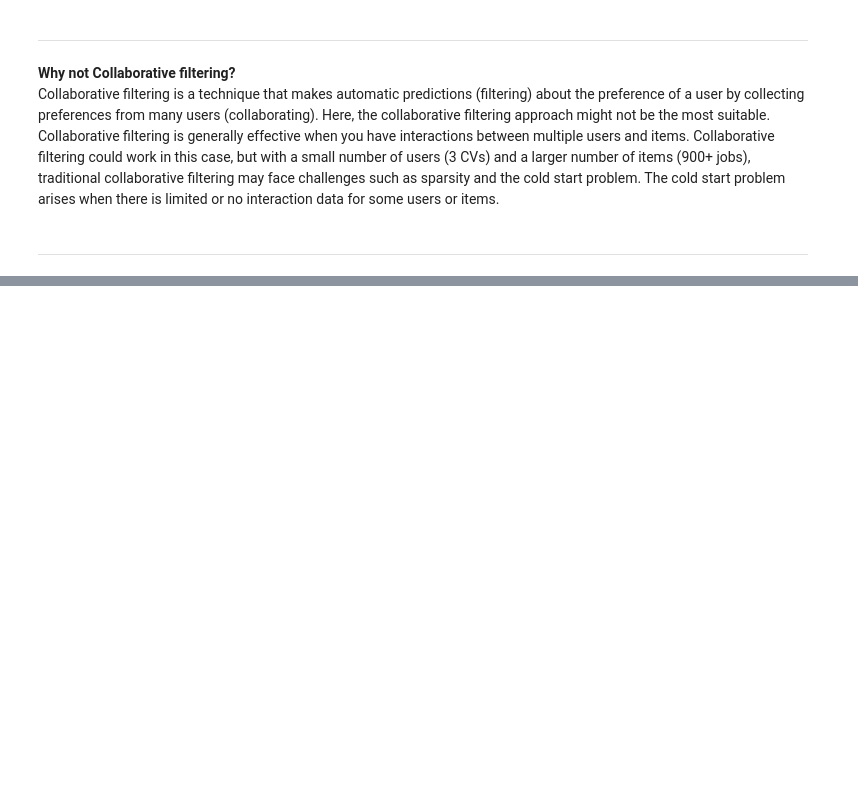
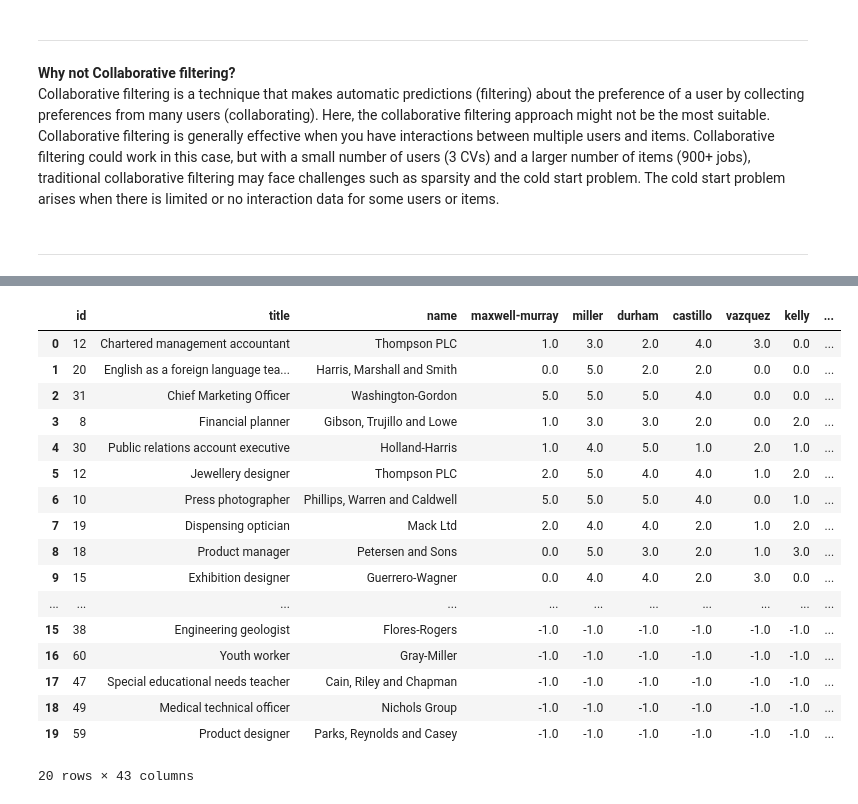
Before and after one commit to AyseTheArk/Job-Recommender-System, a Jupyter notebook: Recommender/jobrec.ipynb, the cells around one changed output, grey strips where cells are left out. Cells and saved outputs as stored; diff of their text form; code cells hidden in the pictures; blank space fills up the shorter version.

```diff
--- a/Recommender/jobrec.ipynb
+++ b/Recommender/jobrec.ipynb
@@ -485,0 +566,58 @@ Collaborative filtering is a technique that makes automatic predictions (filteri
+# %%
+def dict_to_df(df):
+    for col in df.columns:
+        if str(type(df[col][0])) == "<class 'dict'>":
+            new_df = pd.DataFrame(pd.Series(df["company"]).tolist())
+            new_df = dict_to_df(new_df)
+            df = df.drop(columns=[col])
+            df = pd.concat([df, new_df],axis=1)
+
+    return df
+# %%
+import json
+
+file_path = os.path.join('..', 'Data', 'vacancies_data.json')
+with open(file_path, 'r') as file:
+    json_data = json.load(file)
+
+
+df = pd.DataFrame(json_data)
+
+
+vac_df = dict_to_df(df)[["id","title","name"]]
+
+dfs = []
+for row in df["skills"]:
+    new_df  = pd.DataFrame(row)
+    new_df.set_index('name', inplace=True)
+
+    # Extract the 'required_proficiency' column and transpose the DataFrame
+    result_df = new_df['required_proficiency'].transpose()
+
+    # Now 'result_df' is a DataFrame with each skill as a column and required proficiency as a row
+    dfs.append(result_df)
+merged_df = pd.concat(dfs,axis=1).transpose()
+
+# Now 'merged_df' contains all the rows from the original DataFrames
+merged_df= merged_df.fillna(-1)
+vaccancies = pd.concat([vac_df,merged_df.reset_index()],axis=1).drop(columns=["index"])
+vaccancies
+# %% [output]
+|  | id | title | name | maxwell-murray | miller | durham | castillo | vazquez | kelly | ... |
+| 0 | 12 | Chartered management accountant | Thompson PLC | 1.0 | 3.0 | 2.0 | 4.0 | 3.0 | 0.0 | ... |
+| 1 | 20 | English as a foreign language tea... | Harris, Marshall and Smith | 0.0 | 5.0 | 2.0 | 2.0 | 0.0 | 0.0 | ... |
+| 2 | 31 | Chief Marketing Officer | Washington-Gordon | 5.0 | 5.0 | 5.0 | 4.0 | 0.0 | 0.0 | ... |
+| 3 | 8 | Financial planner | Gibson, Trujillo and Lowe | 1.0 | 3.0 | 3.0 | 2.0 | 0.0 | 2.0 | ... |
+| 4 | 30 | Public relations account executive | Holland-Harris | 1.0 | 4.0 | 5.0 | 1.0 | 2.0 | 1.0 | ... |
+| 5 | 12 | Jewellery designer | Thompson PLC | 2.0 | 5.0 | 4.0 | 4.0 | 1.0 | 2.0 | ... |
+| 6 | 10 | Press photographer | Phillips, Warren and Caldwell | 5.0 | 5.0 | 5.0 | 4.0 | 0.0 | 1.0 | ... |
+| 7 | 19 | Dispensing optician | Mack Ltd | 2.0 | 4.0 | 4.0 | 2.0 | 1.0 | 2.0 | ... |
+| 8 | 18 | Product manager | Petersen and Sons | 0.0 | 5.0 | 3.0 | 2.0 | 1.0 | 3.0 | ... |
+| 9 | 15 | Exhibition designer | Guerrero-Wagner | 0.0 | 4.0 | 4.0 | 2.0 | 3.0 | 0.0 | ... |
+| ... | ... | ... | ... | ... | ... | ... | ... | ... | ... | ... |
+| 15 | 38 | Engineering geologist | Flores-Rogers | -1.0 | -1.0 | -1.0 | -1.0 | -1.0 | -1.0 | ... |
+| 16 | 60 | Youth worker | Gray-Miller | -1.0 | -1.0 | -1.0 | -1.0 | -1.0 | -1.0 | ... |
+| 17 | 47 | Special educational needs teacher | Cain, Riley and Chapman | -1.0 | -1.0 | -1.0 | -1.0 | -1.0 | -1.0 | ... |
+| 18 | 49 | Medical technical officer | Nichols Group | -1.0 | -1.0 | -1.0 | -1.0 | -1.0 | -1.0 | ... |
+| 19 | 59 | Product designer | Parks, Reynolds and Casey | -1.0 | -1.0 | -1.0 | -1.0 | -1.0 | -1.0 | ... |
+20 rows × 43 columns
```
Also changed, not shown: parts of 13 cells of this notebook, 2 other files.
